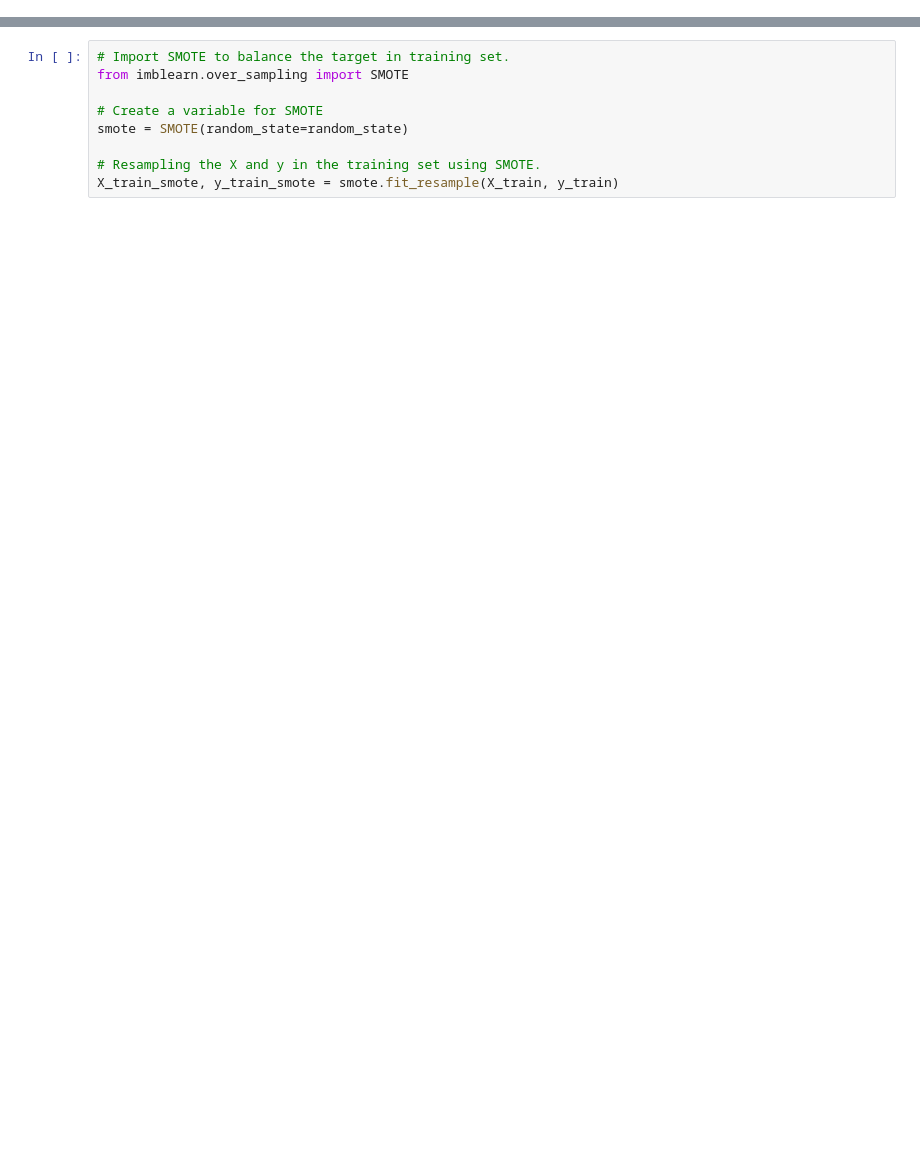
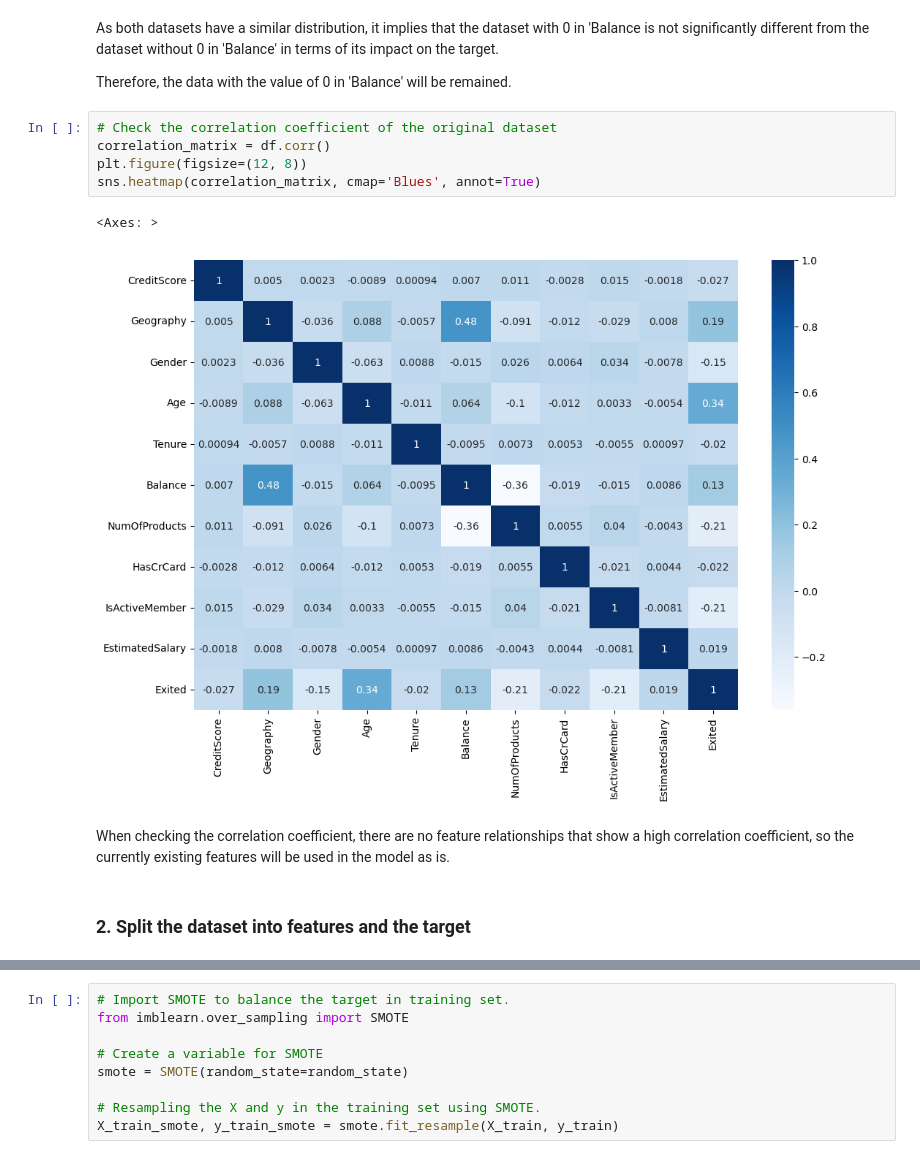
Before and after one commit to yumi-h-1/Predicting-Bank-Customer-Churn, a Jupyter notebook: NECO_Individual Project/INM427 Neural Computing_Individual Project.ipynb, the cells around one changed output, grey strips where cells are left out. Saved outputs shown, nothing was run; the diff lists cells and outputs as text; blank space fills up the shorter version.

```diff
--- a/NECO_groupwork/Credit_churn_rate multi layer perceptron.ipynb
+++ b/NECO_Individual Project/INM427 Neural Computing_Individual Project.ipynb
@@ -358,0 +295,16 @@ torch.float32 torch.Size([24755])
+# %% [markdown]
+As both datasets have a similar distribution, it implies that the dataset with 0 in 'Balance is not significantly different from the dataset without 0 in 'Balance' in terms of its impact on the target.
+
+Therefore, the data with the value of 0 in 'Balance' will be remained.
+# %%
+# Check the correlation coefficient of the original dataset
+correlation_matrix = df.corr()
+plt.figure(figsize=(12, 8))
+sns.heatmap(correlation_matrix, cmap='Blues', annot=True)
+# %% [output]
+<Axes: >
+[figure, added]
+# %% [markdown]
+When checking the correlation coefficient, there are no feature relationships that show a high correlation coefficient, so the currently existing features will be used in the model as is.
+# %% [markdown]
+### 2. Split the dataset into features and the target
```
Also changed, not shown: parts of 190 cells of this notebook, 12 other files.
